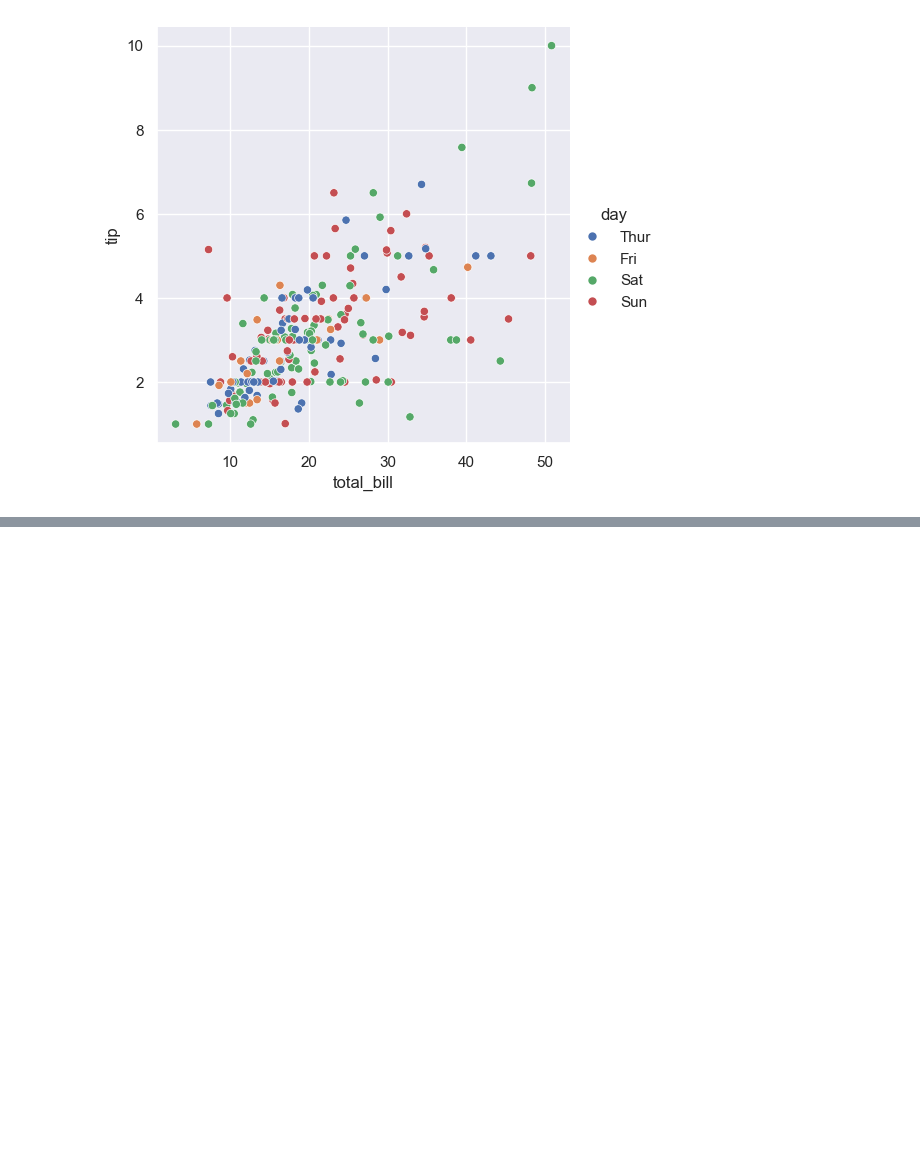
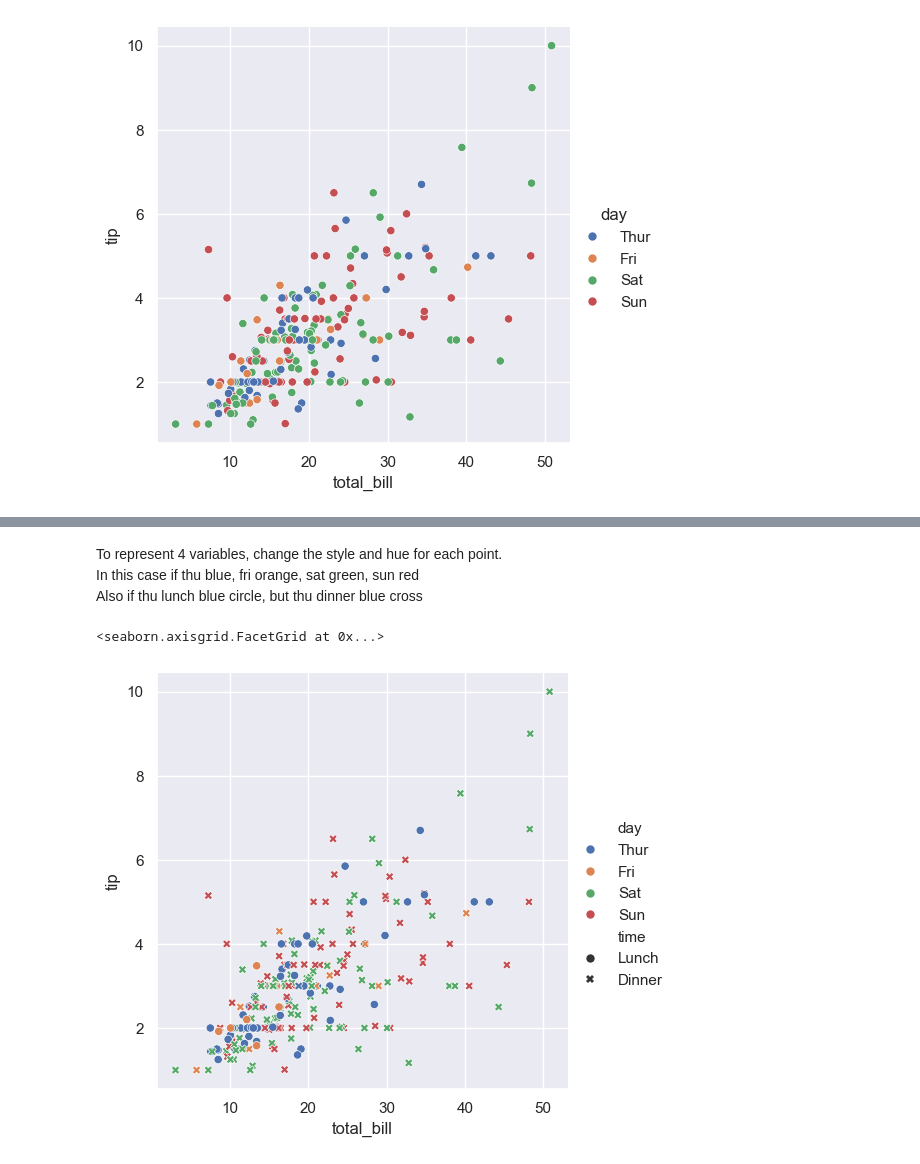
Before and after one commit to NatashaMoses/ML_Python_Libraries, a Jupyter notebook: seaborn/00_seaborn_basics.ipynb, the cells around one changed output, grey strips where cells are left out. Saved outputs shown, nothing was run; the diff lists cells and outputs as text; code cells hidden in the pictures; blank space fills up the shorter version.

Commit message:
rep 4 variables

```diff
--- a/seaborn/00_seaborn_basics.ipynb
+++ b/seaborn/00_seaborn_basics.ipynb
@@ -47,0 +56,12 @@ sns.relplot(data=tips, x="total_bill", y="tip", hue="day")
+# %% [markdown]
+To represent 4 variables, change the style and hue for each point.
+In this case if thu blue, fri orange, sat green, sun red
+Also if thu lunch blue circle, but thu dinner blue cross
+# %%
+sns.relplot(
+    data=tips,
+    x="total_bill", y="tip", hue="day", style="time",
+)
+# %% [output]
+<seaborn.axisgrid.FacetGrid at 0x...>
+[figure, added]
```
Also changed, not shown: parts of 4 cells of this notebook.
